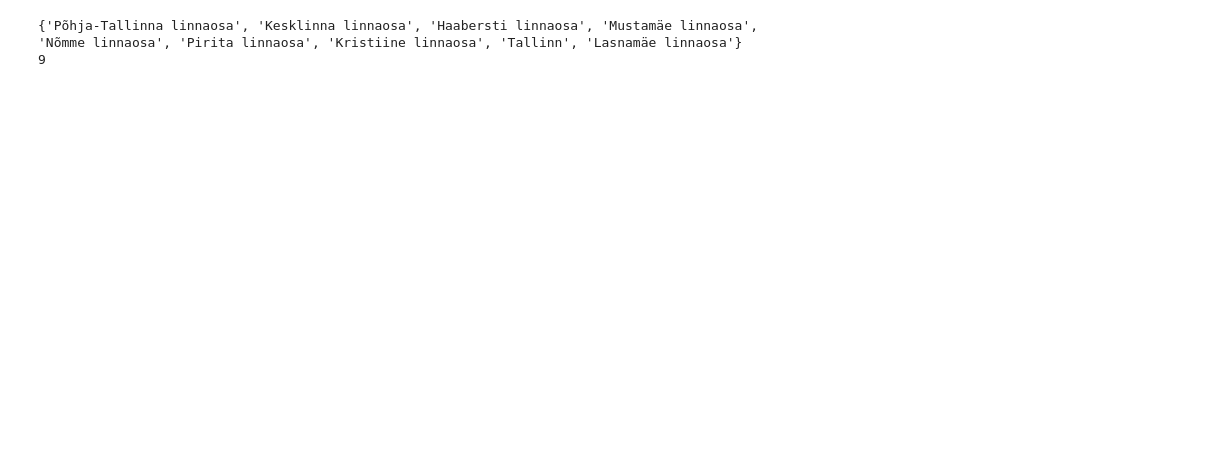
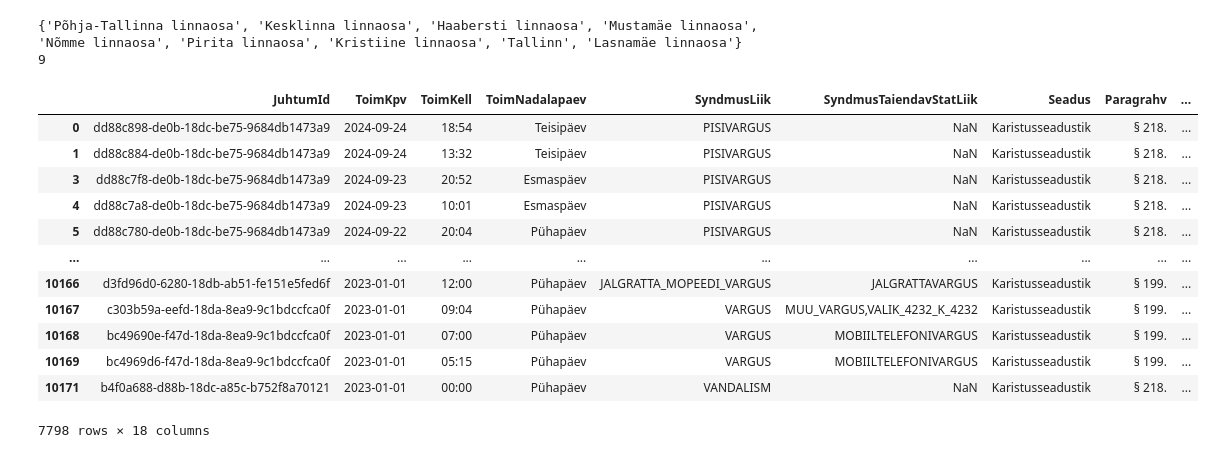
Before and after one commit to mariakesa/CrimeStats, a Jupyter notebook: statistical_analyses/tallinn_data.ipynb, the cells around one changed output. Cells and saved outputs as stored; diff of their text form; code cells hidden in the pictures; blank space fills up the shorter version.

```diff
--- a/statistical_analyses/tallinn_data.ipynb
+++ b/statistical_analyses/tallinn_data.ipynb
@@ -19,3 +42,19 @@ print(len(set(tallinn['KohtNimetus'])))
 # %% [output]
 {'Põhja-Tallinna linnaosa', 'Kesklinna linnaosa', 'Haabersti linnaosa', 'Mustamäe linnaosa', 'Nõmme linnaosa', 'Pirita linnaosa', 'Kristiine linnaosa', 'Tallinn', 'Lasnamäe linnaosa'}
 9
+# %%
+tallinn
+# %% [output]
+|  | JuhtumId | ToimKpv | ToimKell | ToimNadalapaev | SyndmusLiik | SyndmusTaiendavStatLiik | Seadus | Paragrahv | ... |
+| 0 | dd88c898-de0b-18dc-be75-9684db1473a9 | 2024-09-24 | 18:54 | Teisipäev | PISIVARGUS | NaN | Karistusseadustik | § 218. | ... |
+| 1 | dd88c884-de0b-18dc-be75-9684db1473a9 | 2024-09-24 | 13:32 | Teisipäev | PISIVARGUS | NaN | Karistusseadustik | § 218. | ... |
+| 3 | dd88c7f8-de0b-18dc-be75-9684db1473a9 | 2024-09-23 | 20:52 | Esmaspäev | PISIVARGUS | NaN | Karistusseadustik | § 218. | ... |
+| 4 | dd88c7a8-de0b-18dc-be75-9684db1473a9 | 2024-09-23 | 10:01 | Esmaspäev | PISIVARGUS | NaN | Karistusseadustik | § 218. | ... |
+| 5 | dd88c780-de0b-18dc-be75-9684db1473a9 | 2024-09-22 | 20:04 | Pühapäev | PISIVARGUS | NaN | Karistusseadustik | § 218. | ... |
+| ... | ... | ... | ... | ... | ... | ... | ... | ... | ... |
+| 10166 | d3fd96d0-6280-18db-ab51-fe151e5fed6f | 2023-01-01 | 12:00 | Pühapäev | JALGRATTA_MOPEEDI_VARGUS | JALGRATTAVARGUS | Karistusseadustik | § 199. | ... |
+| 10167 | c303b59a-eefd-18da-8ea9-9c1bdccfca0f | 2023-01-01 | 09:04 | Pühapäev | VARGUS | MUU_VARGUS,VALIK_4232_K_4232 | Karistusseadustik | § 199. | ... |
+| 10168 | bc49690e-f47d-18da-8ea9-9c1bdccfca0f | 2023-01-01 | 07:00 | Pühapäev | VARGUS | MOBIILTELEFONIVARGUS | Karistusseadustik | § 199. | ... |
+| 10169 | bc4969d6-f47d-18da-8ea9-9c1bdccfca0f | 2023-01-01 | 05:15 | Pühapäev | VARGUS | MOBIILTELEFONIVARGUS | Karistusseadustik | § 199. | ... |
+| 10171 | b4f0a688-d88b-18dc-a85c-b752f8a70121 | 2023-01-01 | 00:00 | Pühapäev | VANDALISM | NaN | Karistusseadustik | § 218. | ... |
+7798 rows × 18 columns
```
Also changed, not shown: parts of 4 cells of this notebook.
